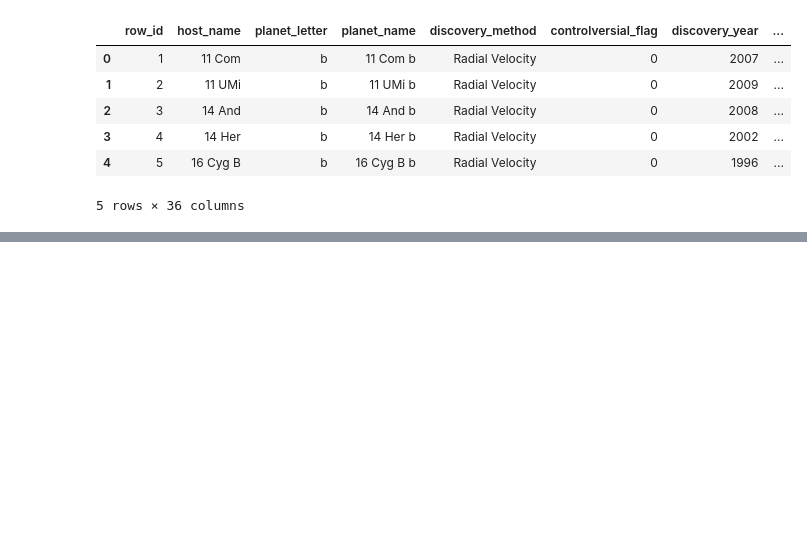
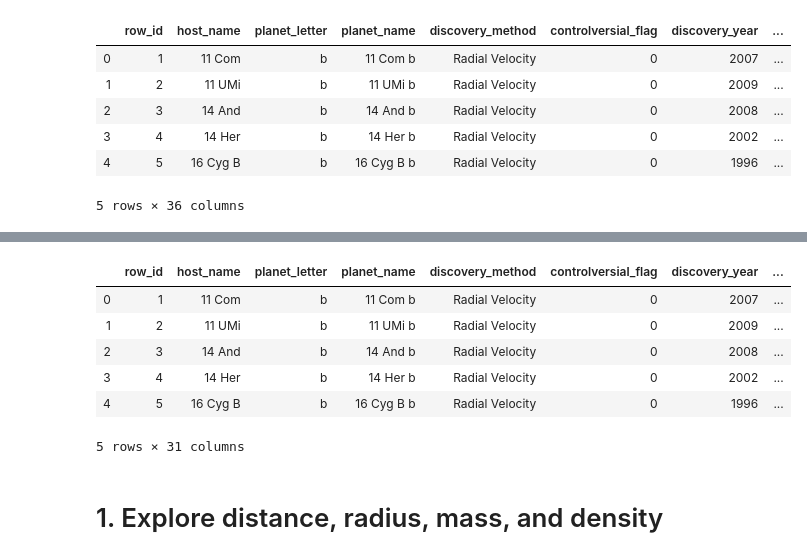
Before and after one commit to zachnguyen/Exoplanets-Visualization, a Jupyter notebook: Exoplanet Data Visualization.ipynb, the cells around one changed output, grey strips where cells are left out. Saved outputs shown, nothing was run; the diff lists cells and outputs as text; code cells hidden in the pictures; blank space fills up the shorter version.

```diff
--- a/Exoplanet Data Visualization.ipynb
+++ b/Exoplanet Data Visualization.ipynb
@@ -56,2 +108,14 @@ df.head()
+# %%
+df_short.head(5)
+# %% [output]
+|  | row_id | host_name | planet_letter | planet_name | discovery_method | controlversial_flag | discovery_year | ... |
+| 0 | 1 | 11 Com | b | 11 Com b | Radial Velocity | 0 | 2007 | ... |
+| 1 | 2 | 11 UMi | b | 11 UMi b | Radial Velocity | 0 | 2009 | ... |
+| 2 | 3 | 14 And | b | 14 And b | Radial Velocity | 0 | 2008 | ... |
+| 3 | 4 | 14 Her | b | 14 Her b | Radial Velocity | 0 | 2002 | ... |
+| 4 | 5 | 16 Cyg B | b | 16 Cyg B b | Radial Velocity | 0 | 1996 | ... |
+5 rows × 31 columns
+# %% [markdown]
+# 1. Explore distance, radius, mass, and density
 # %%
 from astropy import units as u
```
Also changed, not shown: parts of 30 cells of this notebook.
